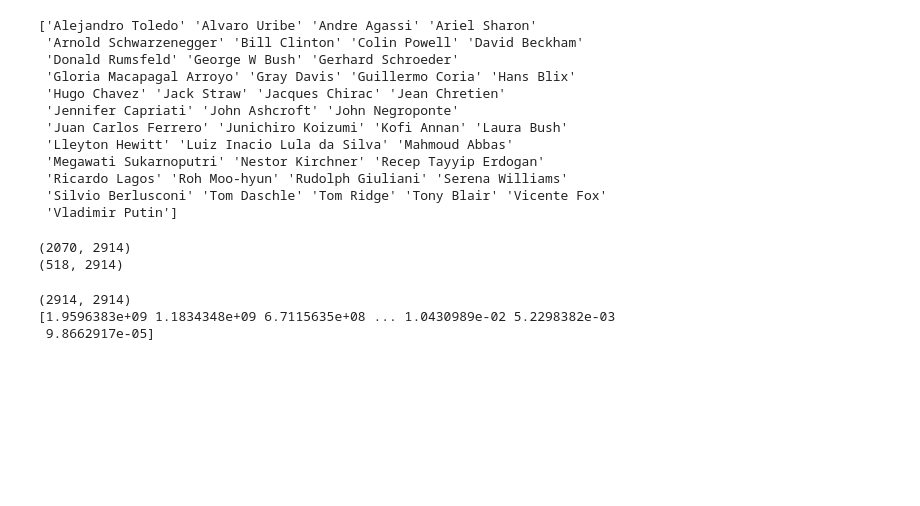
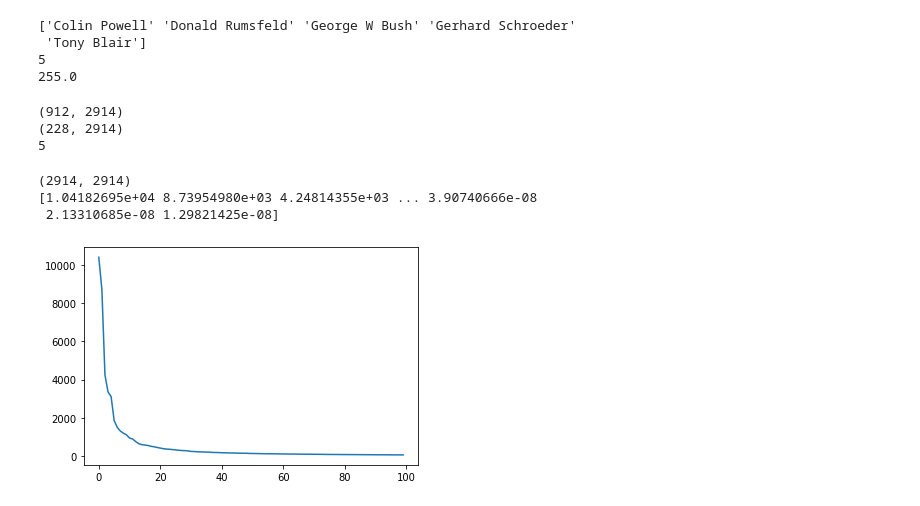
Before and after one commit to Krasner/ml_practice, a Jupyter notebook: pca.ipynb, the cells around one changed output. Cells and saved outputs as stored; diff of their text form; code cells hidden in the pictures; blank space fills up the shorter version.

```diff
--- a/pca.ipynb
+++ b/pca.ipynb
@@ -45,33 +45,34 @@ class PCA:
         return self.transform(X)
 # %%
 from sklearn.datasets import fetch_lfw_people
+import os
+if not os.path.exists('./data'):
+    os.makedirs('./data')
 # Load data
-lfw_dataset = fetch_lfw_people(data_home='./data/',min_faces_per_person=25)
+lfw_dataset = fetch_lfw_people(data_home='./data/',min_faces_per_person=100)
 _, h, w = lfw_dataset.images.shape
 X = lfw_dataset.data
 y = lfw_dataset.target
 target_names = lfw_dataset.target_names
 print(target_names)
+print(len(target_names))
+print(np.max(X))
+
+X = X/np.max(X)
 # %% [output]
-['Alejandro Toledo' 'Alvaro Uribe' 'Andre Agassi' 'Ariel Sharon'
- 'Arnold Schwarzenegger' 'Bill Clinton' 'Colin Powell' 'David Beckham'
- 'Donald Rumsfeld' 'George W Bush' 'Gerhard Schroeder'
- 'Gloria Macapagal Arroyo' 'Gray Davis' 'Guillermo Coria' 'Hans Blix'
- 'Hugo Chavez' 'Jack Straw' 'Jacques Chirac' 'Jean Chretien'
- 'Jennifer Capriati' 'John Ashcroft' 'John Negroponte'
- 'Juan Carlos Ferrero' 'Junichiro Koizumi' 'Kofi Annan' 'Laura Bush'
- 'Lleyton Hewitt' 'Luiz Inacio Lula da Silva' 'Mahmoud Abbas'
- 'Megawati Sukarnoputri' 'Nestor Kirchner' 'Recep Tayyip Erdogan'
- 'Ricardo Lagos' 'Roh Moo-hyun' 'Rudolph Giuliani' 'Serena Williams'
- 'Silvio Berlusconi' 'Tom Daschle' 'Tom Ridge' 'Tony Blair' 'Vicente Fox'
- 'Vladimir Putin']
+['Colin Powell' 'Donald Rumsfeld' 'George W Bush' 'Gerhard Schroeder'
+ 'Tony Blair']
+5
+255.0
 # %%
 from sklearn.model_selection import train_test_split
 # %%
 X_train, X_test, y_train, y_test = train_test_split(X, y, test_size=0.2)
 print(X_train.shape) # N x (2914 pixels)
 print(X_test.shape)
+print(len(np.unique(y_train)))
 # %% [output]
-(2070, 2914)
-(518, 2914)
+(912, 2914)
+(228, 2914)
+5
 # %%
@@ -79,10 +80,13 @@ pca = PCA(n_components=20)
 # %%
 pca.fit(X_train)
 print(pca.eigenvalues)
+plt.plot(pca.eigenvalues[:100])
+plt.show()
 # %% [output]
 (2914, 2914)
-[1.9596383e+09 1.1834348e+09 6.7115635e+08 ... 1.0430989e-02 5.2298382e-03
- 9.8662917e-05]
+[1.04182695e+04 8.73954980e+03 4.24814355e+03 ... 3.90740666e-08
+ 2.13310685e-08 1.29821425e-08]
+[figure, added]
 # %%
 plt.imshow(pca.mean.reshape((h,w)))
 plt.show()
```
Also changed, not shown: parts of 15 cells of this notebook.
